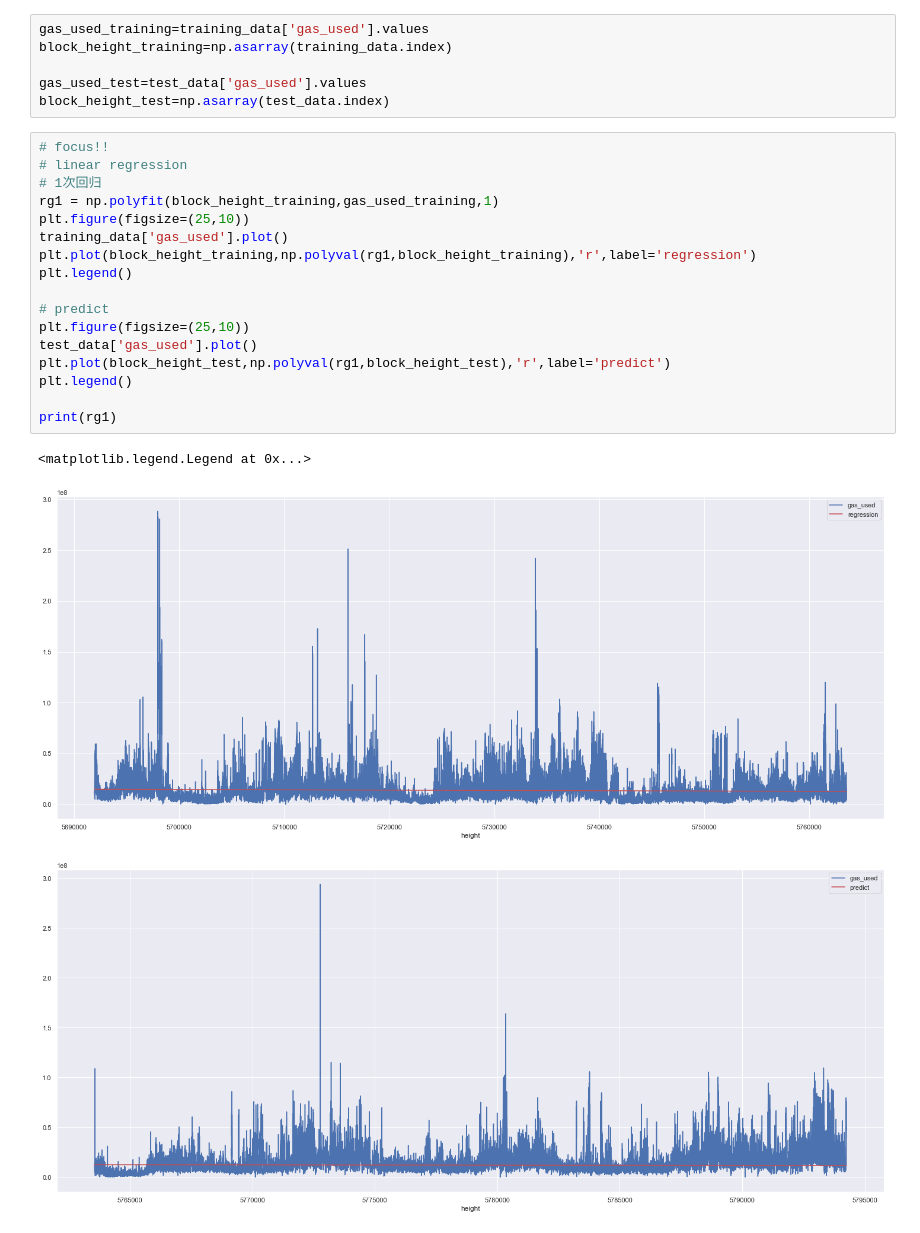
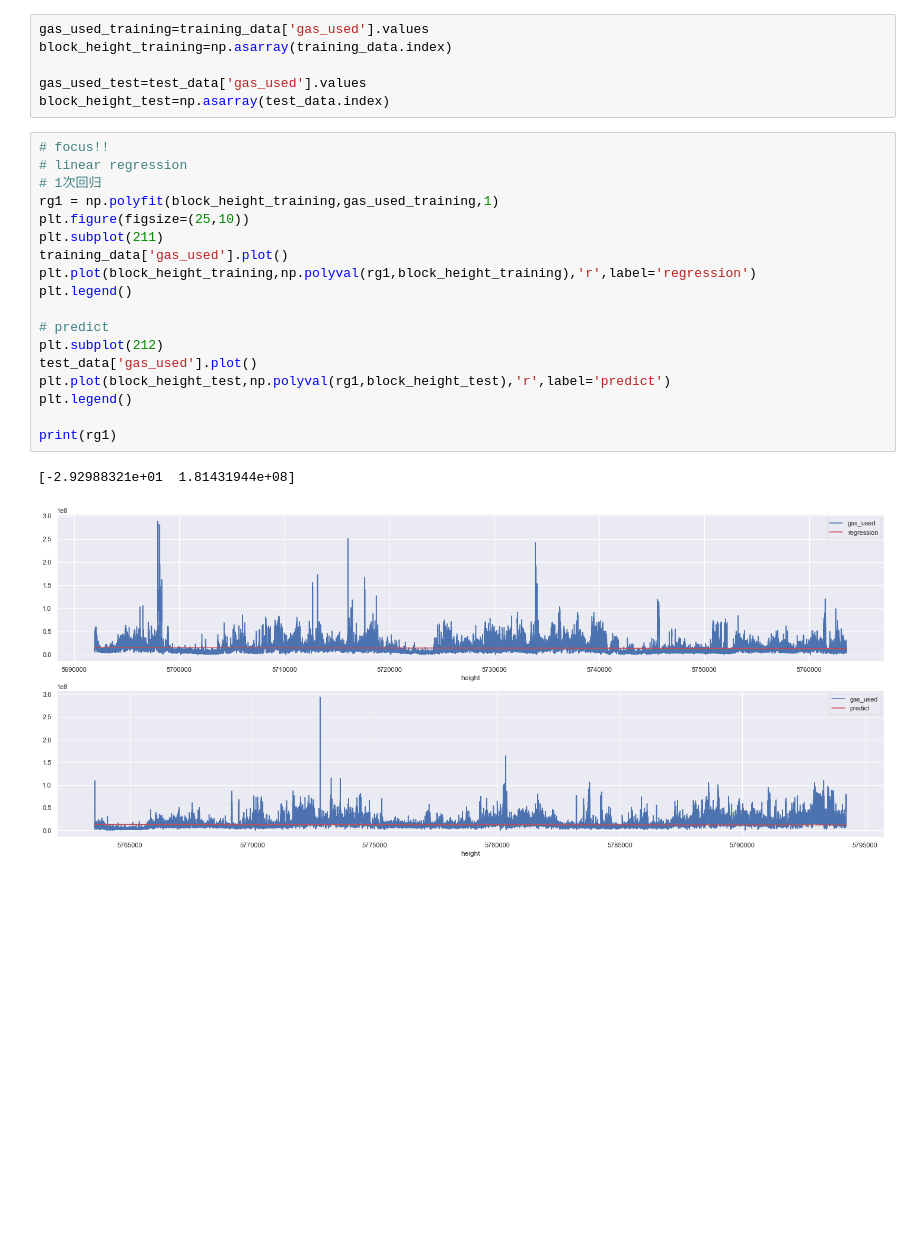
Before and after one commit to RevelationOfTuring/block_prediciton, a Jupyter notebook: 2.polyfit.ipynb, the cells around one changed output. Drawn from its saved outputs; the diff is of its cells as text; blank space fills up the shorter version.

```diff
--- a/2.polyfit.ipynb
+++ b/2.polyfit.ipynb
@@ -25,21 +25,21 @@ block_height_test=np.asarray(test_data.index)
 # %%
 # focus!!
 # linear regression
 # 1次回归
 rg1 = np.polyfit(block_height_training,gas_used_training,1)
 plt.figure(figsize=(25,10))
+plt.subplot(211)
 training_data['gas_used'].plot()
 plt.plot(block_height_training,np.polyval(rg1,block_height_training),'r',label='regression')
 plt.legend()
 
 # predict
-plt.figure(figsize=(25,10))
+plt.subplot(212)
 test_data['gas_used'].plot()
 plt.plot(block_height_test,np.polyval(rg1,block_height_test),'r',label='predict')
 plt.legend()
 
 print(rg1)
 # %% [output]
-<matplotlib.legend.Legend at 0x...>
+[-2.92988321e+01  1.81431944e+08]
-[figure, old version]
+[figure, new version]
-[figure, removed]
```
Also changed, not shown: parts of 14 cells of this notebook, 1 other file.
